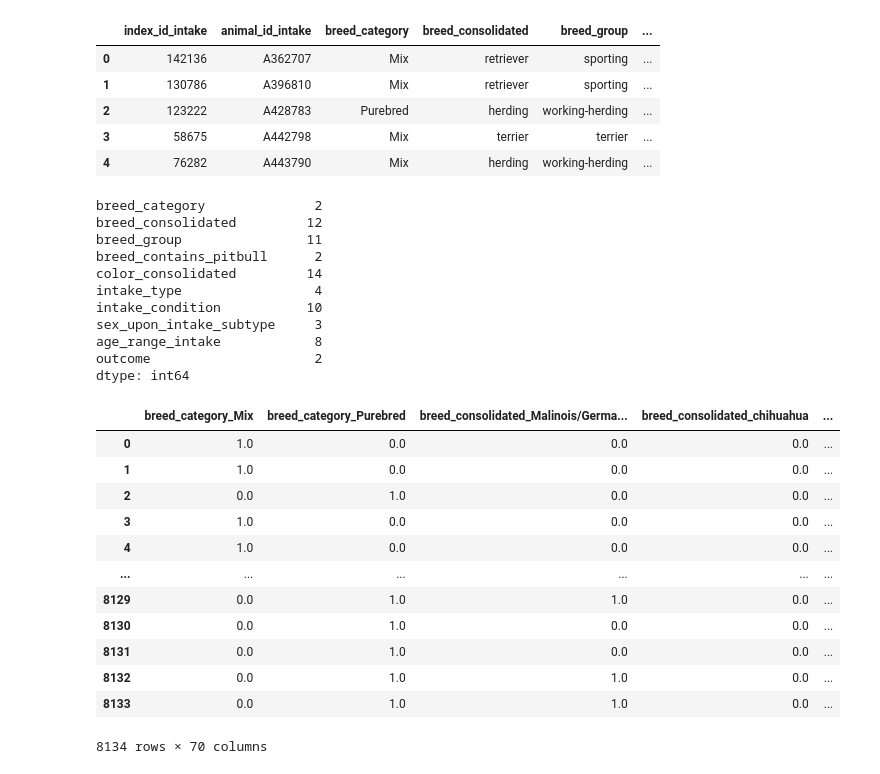
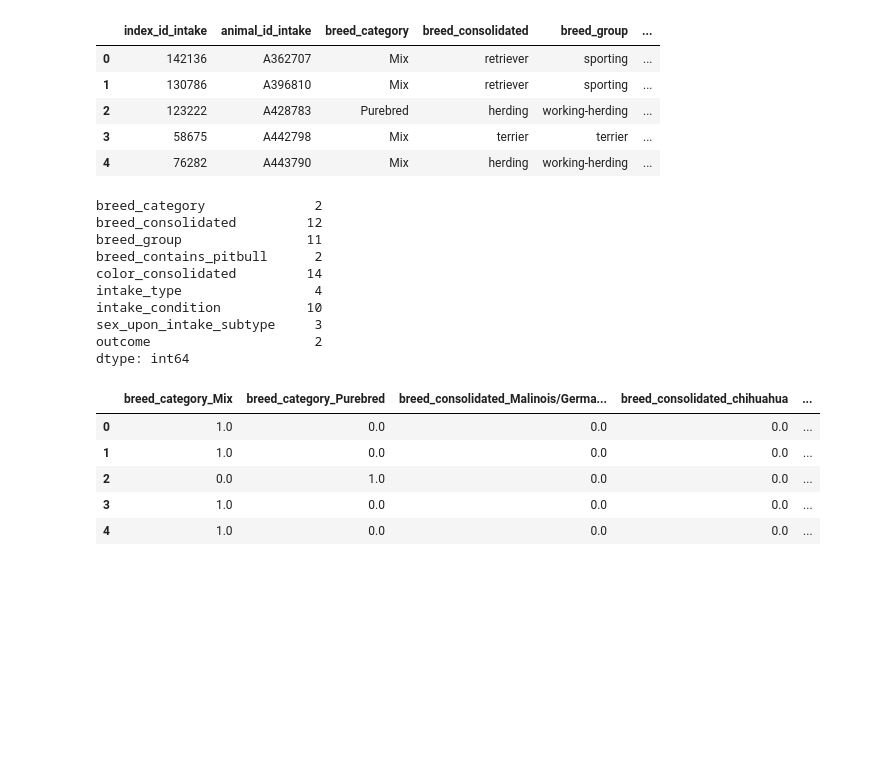
Before and after one commit to CorinneBean/Project_A_Team, a Jupyter notebook: Notebooks/Dogs Neural Network.ipynb, the cells around one changed output. Saved outputs shown, nothing was run; the diff lists cells and outputs as text; code cells hidden in the pictures; blank space fills up the shorter version.

```diff
--- a/Notebooks/Dogs Neural Network.ipynb
+++ b/Notebooks/Dogs Neural Network.ipynb
@@ -37,5 +39,6 @@ dogs.head()
 | 4 | 76282 | A443790 | Mix | herding | working-herding | ... |
 # %%
 dogs.drop(["index_id_intake", "animal_id_intake","intake_date", "outcome_date", "outcome_month", "outcome_day", "outcome_year", "outcome_weekday",
-          "age_outcome(days)", "age_upon_outcome(years)", "outcome_weekday", "age_outcome(days)", "age_upon_outcome(years)",
+          "age_outcome(days)", "age_upon_outcome(years)", "outcome_weekday", "age_outcome(days)", "age_upon_outcome(years)", "age_intake(years)",
+           "age_range_intake", "intake_month", "intake_day1", "intake_year", "intake_numeric_weekday", "intake_hour", "land_area_in_sqmi",
            "age_range_outcome"], axis = 1, inplace = True)
@@ -54,33 +69,25 @@ color_consolidated         14
 intake_type                 4
 intake_condition           10
 sex_upon_intake_subtype     3
-age_range_intake            8
 outcome                     2
 dtype: int64
 # %%
 # Create a OneHotEncoder instance
 enc = OneHotEncoder(sparse=False)
 
 # Fit and transform the OneHotEncoder using the categorical variable list
 encode_df = pd.DataFrame(enc.fit_transform(dogs[dogs_cat]))
 
 # Add the encoded variable names to the dataframe
 encode_df.columns = enc.get_feature_names_out(dogs_cat)
-encode_df.head(-10)
+encode_df.head(5)
 # %% [output]
 |  | breed_category_Mix | breed_category_Purebred | breed_consolidated_Malinois/Germa... | breed_consolidated_chihuahua | ... |
 | 0 | 1.0 | 0.0 | 0.0 | 0.0 | ... |
 | 1 | 1.0 | 0.0 | 0.0 | 0.0 | ... |
 | 2 | 0.0 | 1.0 | 0.0 | 0.0 | ... |
 | 3 | 1.0 | 0.0 | 0.0 | 0.0 | ... |
 | 4 | 1.0 | 0.0 | 0.0 | 0.0 | ... |
-| ... | ... | ... | ... | ... | ... |
-| 8129 | 0.0 | 1.0 | 1.0 | 0.0 | ... |
-| 8130 | 0.0 | 1.0 | 0.0 | 0.0 | ... |
-| 8131 | 0.0 | 1.0 | 0.0 | 0.0 | ... |
-| 8132 | 0.0 | 1.0 | 1.0 | 0.0 | ... |
-| 8133 | 0.0 | 1.0 | 1.0 | 0.0 | ... |
-8134 rows × 70 columns
 # %%
 # Merge one-hot encoded features and drop the originals
 dogs = dogs.merge(encode_df,left_index=True, right_index=True)
```
Also changed, not shown: parts of 34 cells of this notebook, 6 other files.
